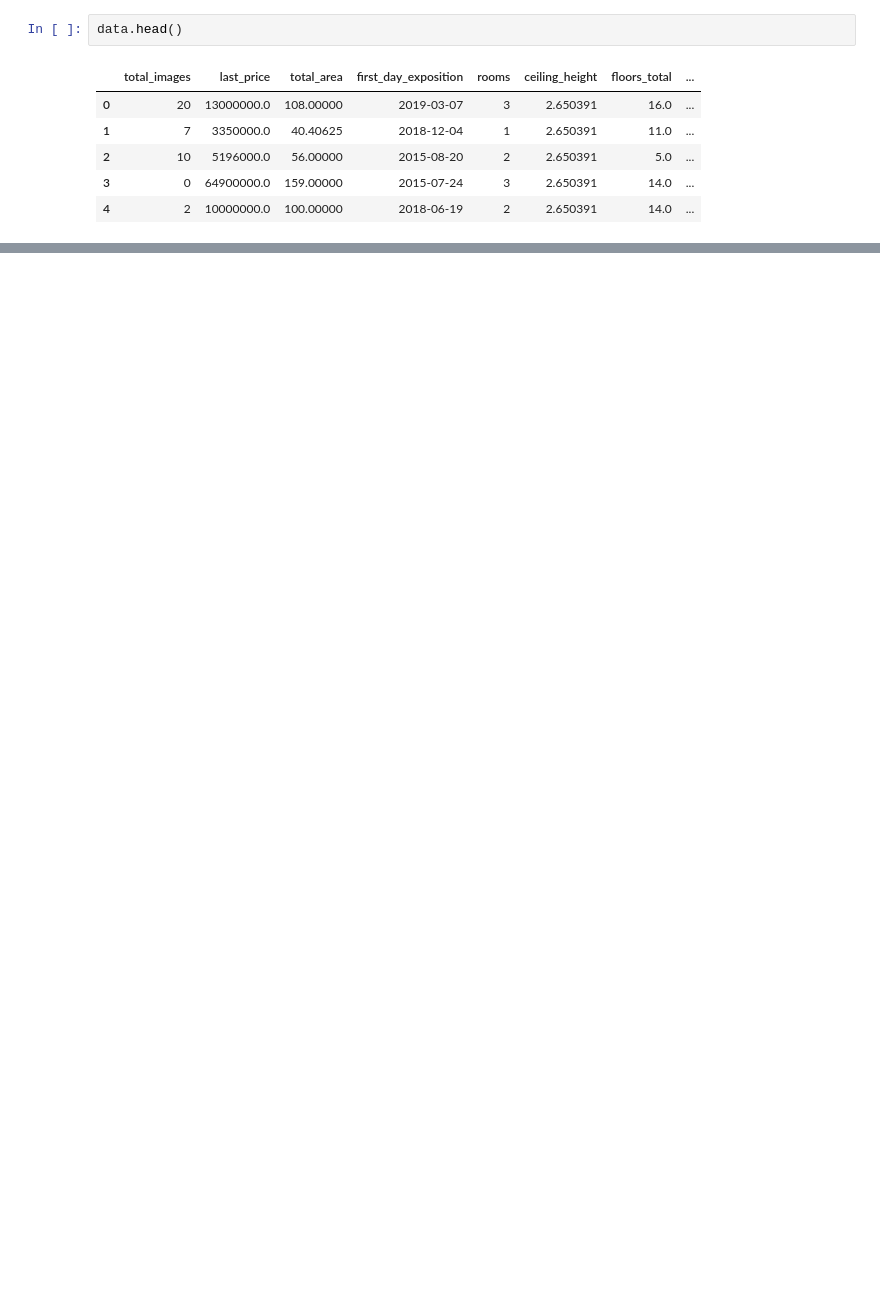
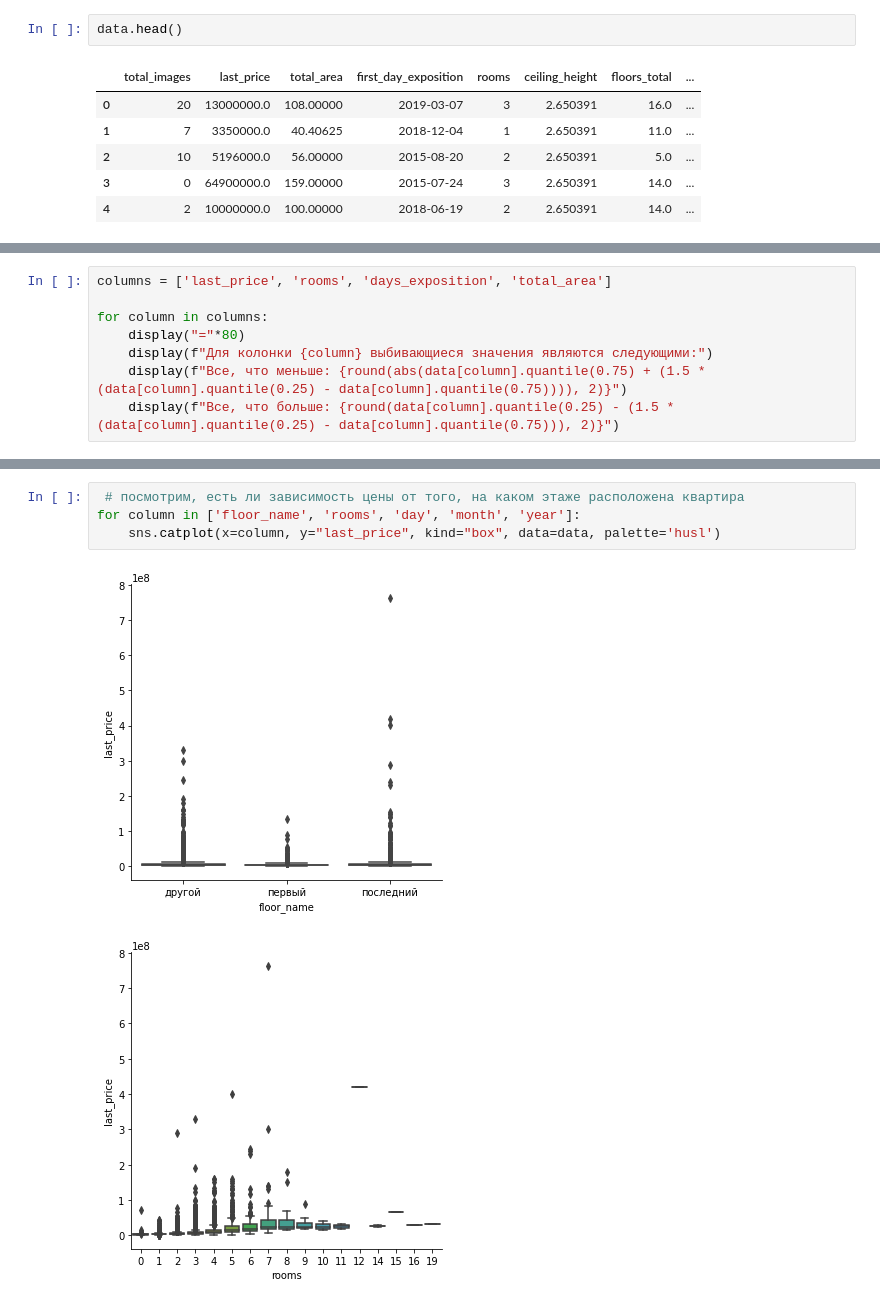
Before and after one commit to versus666jzx/practicum_ds, a Jupyter notebook: market_value_of_real_estate_research/notebooks/market_price.ipynb, the cells around one changed output, grey strips where cells are left out. Cells and saved outputs as stored; diff of their text form; blank space fills up the shorter version.

```diff
--- a/market_value_of_real_estate_research/notebooks/market_price.ipynb
+++ b/market_value_of_real_estate_research/notebooks/market_price.ipynb
@@ -453,0 +480,8 @@ Name: days_exposition, dtype: float16
+# %%
+columns = ['last_price', 'rooms', 'days_exposition', 'total_area']
+
+for column in columns:
+    display("="*80)
+    display(f"Для колонки {column} выбивающиеся значения являются следующими:")
+    display(f"Все, что меньше: {round(abs(data[column].quantile(0.75) + (1.5 * (data[column].quantile(0.25) - data[column].quantile(0.75)))), 2)}")
+    display(f"Все, что больше: {round(data[column].quantile(0.25) - (1.5 * (data[column].quantile(0.25) - data[column].quantile(0.75))), 2)}")
@@ -453,0 +522,7 @@ Name: days_exposition, dtype: float16
+# %%
+ # посмотрим, есть ли зависимость цены от того, на каком этаже расположена квартира
+for column in ['floor_name', 'rooms', 'day', 'month', 'year']:
+    sns.catplot(x=column, y="last_price", kind="box", data=data, palette='husl')
+# %% [output]
+[figure, added]
+[figure, added]
```
Also changed, not shown: parts of 13 cells of this notebook.
